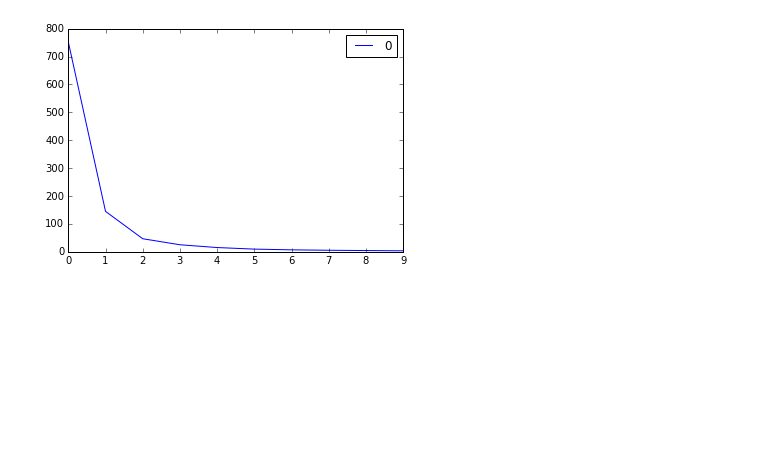
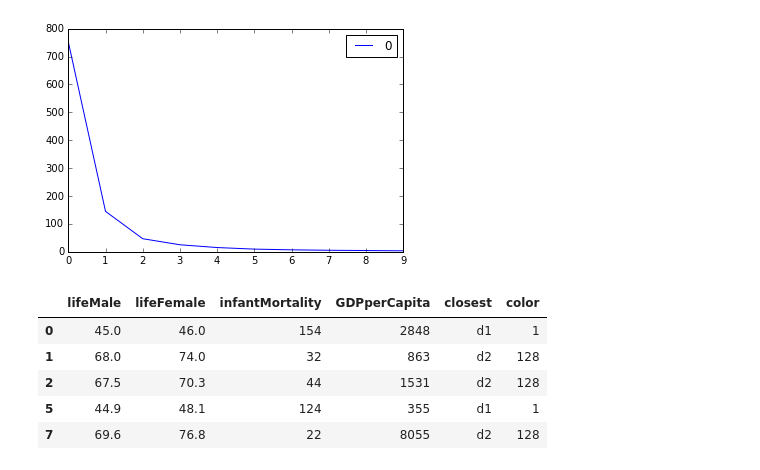
Before and after one commit to briansorahan/dsfs, a Jupyter notebook: notebooks/KMeans-4.5.3.ipynb, the cells around one changed output. Saved outputs shown, nothing was run; the diff lists cells and outputs as text; code cells hidden in the pictures; blank space fills up the shorter version.

```diff
--- a/notebooks/KMeans-4.5.3.ipynb
+++ b/notebooks/KMeans-4.5.3.ipynb
@@ -176,0 +209,9 @@ pd.DataFrame(wcss_averages).plot()
+# %%
+features.head()
+# %% [output]
+|  | lifeMale | lifeFemale | infantMortality | GDPperCapita | closest | color |
+| 0 | 45.0 | 46.0 | 154 | 2848 | d1 | 1 |
+| 1 | 68.0 | 74.0 | 32 | 863 | d2 | 128 |
+| 2 | 67.5 | 70.3 | 44 | 1531 | d2 | 128 |
+| 5 | 44.9 | 48.1 | 124 | 355 | d1 | 1 |
+| 7 | 69.6 | 76.8 | 22 | 8055 | d2 | 128 |
```
Also changed, not shown: parts of 13 cells of this notebook.
